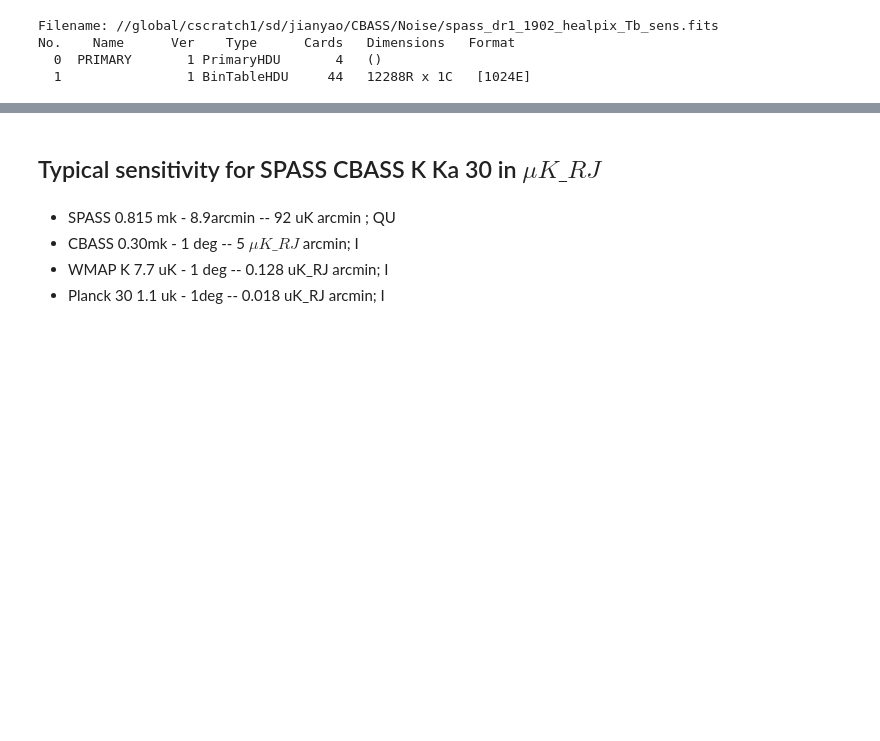
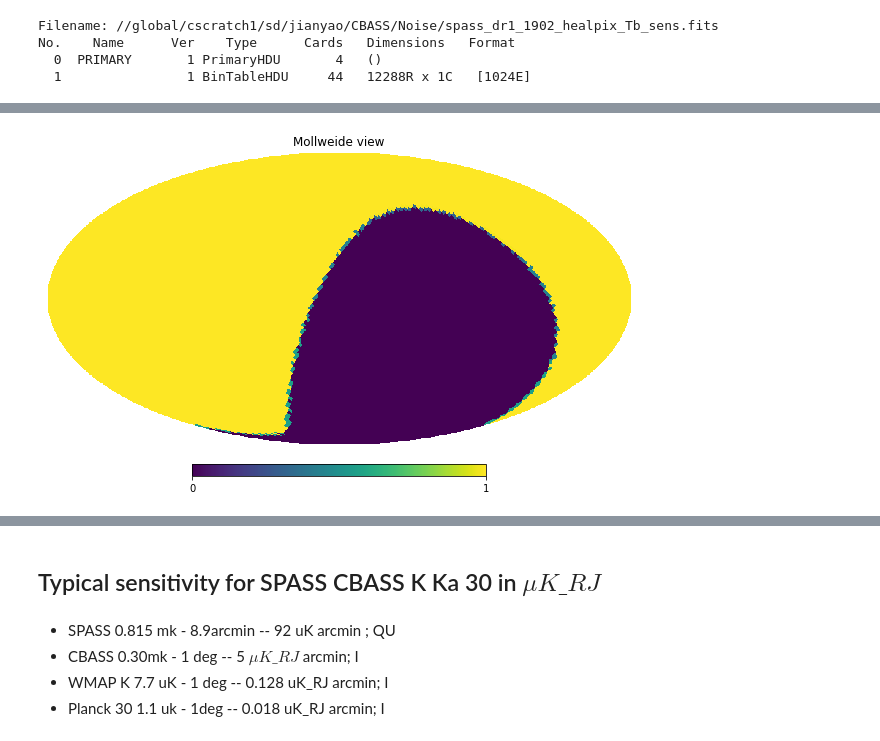
Before and after one commit to yaojian95/Beta_s, a Jupyter notebook: Simulation_Generation.ipynb, the cells around one changed output, grey strips where cells are left out. Saved outputs shown, nothing was run; the diff lists cells and outputs as text; code cells hidden in the pictures; blank space fills up the shorter version.

```diff
--- a/Simulation_Generation.ipynb
+++ b/Simulation_Generation.ipynb
@@ -117,3 +105,29 @@ array([-2.00000003e+30, -2.00000003e+30, -2.00000003e+30, ...,
+# %%
+cbass_mask = hp.read_map(cbass_mask_fits)
+# %%
+cbass_mask_32 = hp.ud_grade(cbass_mask, nside_out=Nside)
+# %%
+def change_coord(m, coord):
+
+    # Basic HEALPix parameters
+    npix = m.shape[-1]
+    nside = hp.npix2nside(npix)
+    ang = hp.pix2ang(nside, np.arange(npix))
+
+    # Select the coordinate transformation
+    rot = hp.Rotator(coord=reversed(coord))
+
+    # Convert the coordinates
+    new_ang = rot(*ang)
+    new_pix = hp.ang2pix(nside, *new_ang)
+
+    return m[..., new_pix]
+# %%
+cbass_mask_G = change_coord(cbass_mask_32,coord = ['C', 'G'])
+# %%
+hp.mollview(cbass_mask_G)
+# %% [output]
+[figure, added]
 # %%
 spass_mask = np.ones(12*1024**2)
 spass_mask[np.where(spass_noise_map < 0)] = 0
```
Also changed, not shown: parts of 50 cells of this notebook.
